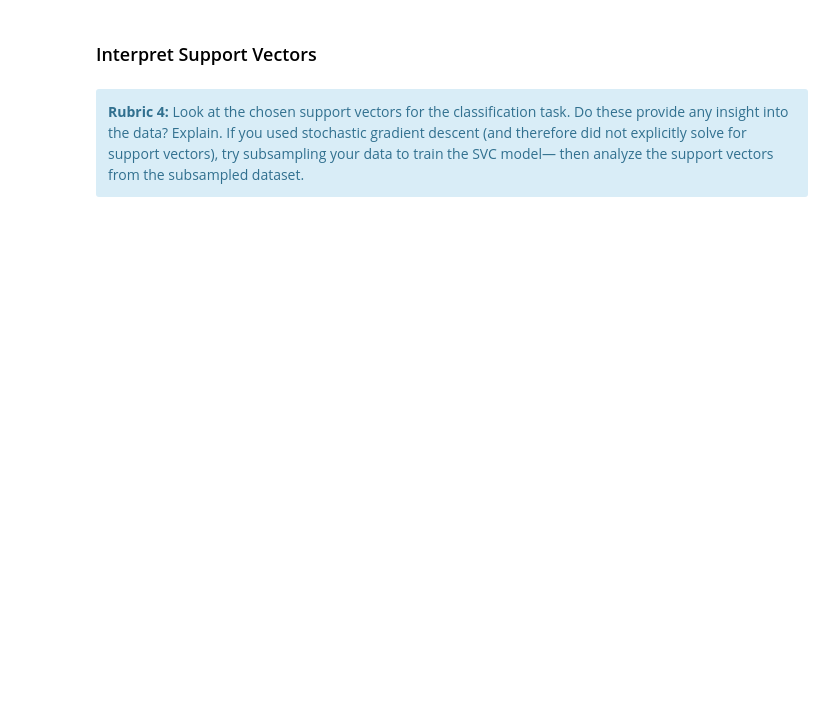
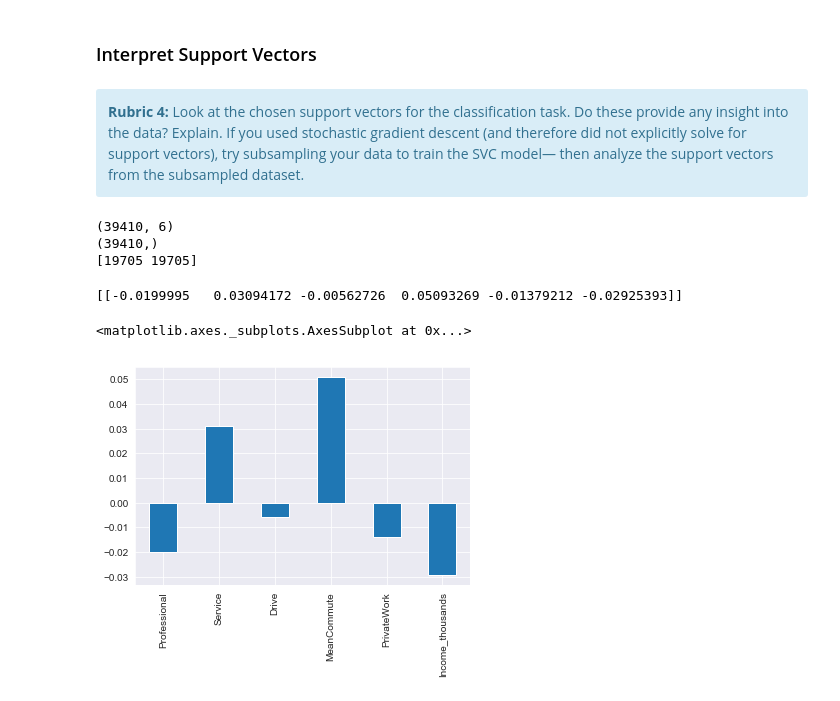
Before and after one commit to kmrollins/MSDS7331-Labs, a Jupyter notebook: MSDS7331_Team3_MiniLab.ipynb, the cells around one changed output. Drawn from its saved outputs; the diff is of its cells as text; code cells hidden in the pictures; blank space fills up the shorter version.

```diff
--- a/MSDS7331_Team3_MiniLab.ipynb
+++ b/MSDS7331_Team3_MiniLab.ipynb
@@ -463,0 +655,6 @@ SVM -- Accuracy: 0.736 / Precision: 0.769 / Recall: 0.657 / Latency: 5448.8ms
+# %%
+# Read in Models:
+reduced_models = {}
+
+for mdl in ['LR', 'SVM']:
+    reduced_models[mdl] = joblib.load('{}_reduced_model.pkl'.format(mdl))
@@ -463,0 +672,22 @@ SVM -- Accuracy: 0.736 / Precision: 0.769 / Recall: 0.657 / Latency: 5448.8ms
+# %%
+# Evaluate models on the test set
+def evaluate_model(name, model, features, labels):
+    start = time()
+    pred = model.predict(features)
+    end = time()
+    accuracy = round(accuracy_score(labels, pred), 3)
+    precision = round(precision_score(labels, pred), 3)
+    recall = round(recall_score(labels, pred), 3)
+    print('{} -- Accuracy: {} / Precision: {} / Recall: {} / Latency: {}ms'.format(name,
+                                                                                   accuracy,
+                                                                                   precision,
+                                                                                   recall,
+                                                                                   round((end - start)*1000, 1)))
+# %%
+import joblib
+import pandas as pd
+from sklearn.metrics import accuracy_score, precision_score, recall_score
+from time import time
+
+for name, mdl in reduced_models.items():
+    evaluate_model(name, mdl, X_test, y_test)
@@ -555,3 +777,23 @@ Poverty has weight of 0.5713787867491031
 <div class="alert alert-block alert-info">
 <b>Rubric 4:</b> Look at the chosen support vectors for the classification task. Do these provide any insight into the data? Explain. If you used stochastic gradient descent (and therefore did not explicitly solve for support vectors), try subsampling your data to train the SVC model— then analyze the support vectors from the subsampled dataset.
 </div>
+# %%
+svm_reduced_model = joblib.load('SVM_reduced_model.pkl'.format(mdl))
+# %%
+# look at the support vectors
+print(svm_reduced_model.support_vectors_.shape)
+print(svm_reduced_model.support_.shape)
+print(svm_reduced_model.n_support_ )
+# %% [output]
+(39410, 6)
+(39410,)
+[19705 19705]
+# %%
+# if using linear kernel, these make sense to look at (not otherwise, why?)
+print(svm_reduced_model.coef_)
+weights = pd.Series(svm_reduced_model.coef_[0],index=features.columns)
+weights.plot(kind='bar')
+# %% [output]
+[[-0.0199995   0.03094172 -0.00562726  0.05093269 -0.01379212 -0.02925393]]
+<matplotlib.axes._subplots.AxesSubplot at 0x...>
+[figure, added]
```
Also changed, not shown: parts of 36 cells of this notebook, 4 other files.
